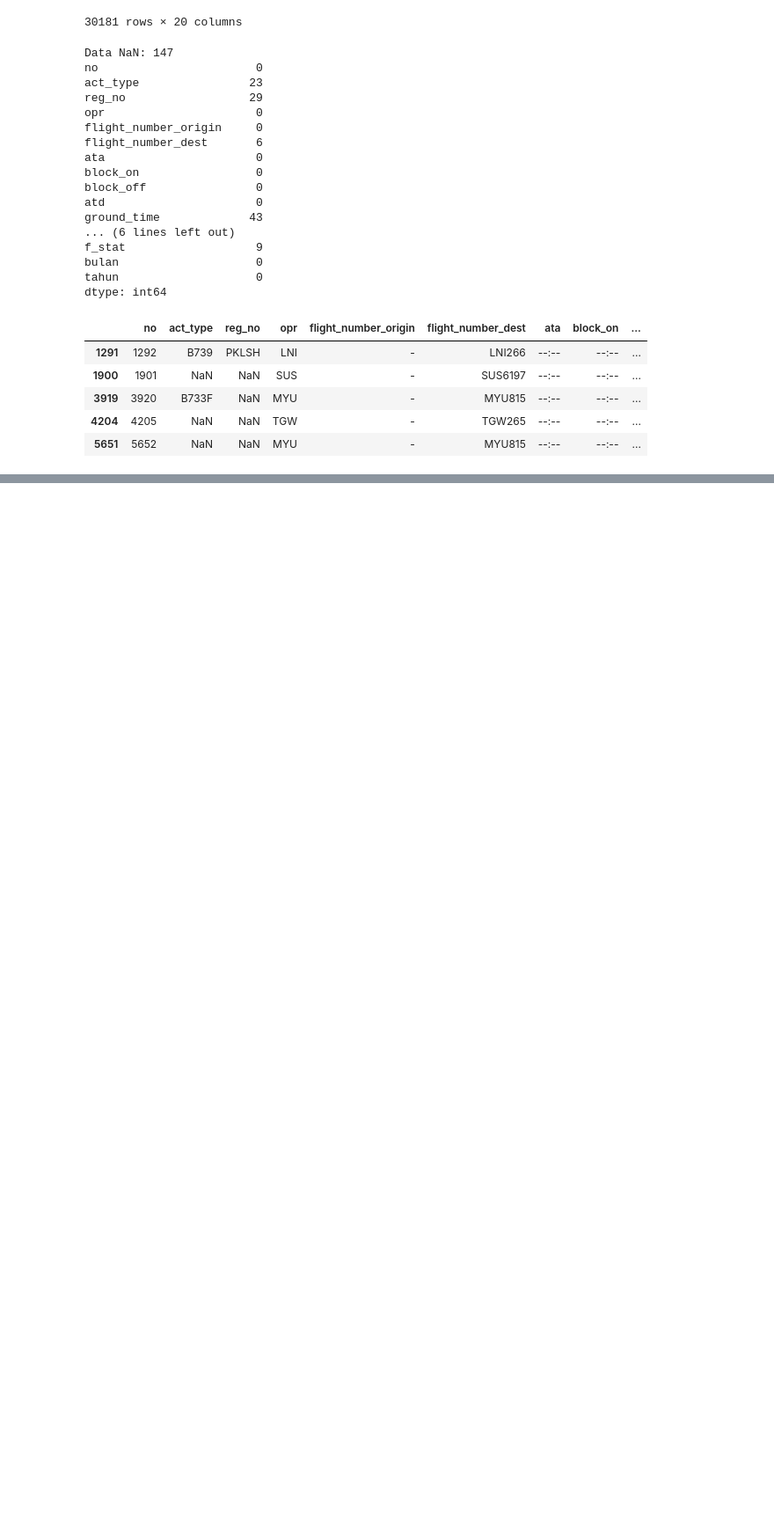
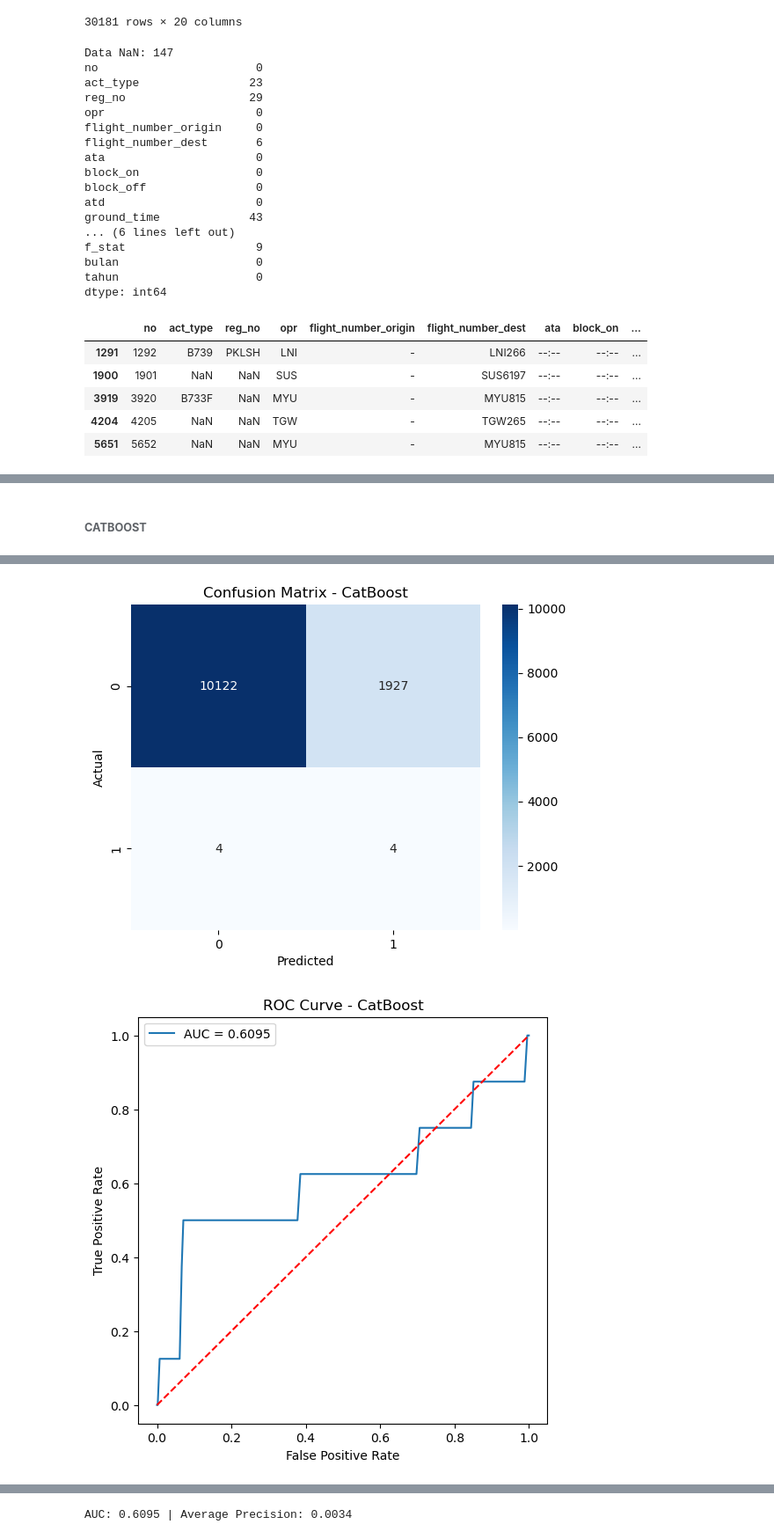
Before and after one commit to mahastuti/qwb521jf9900, a Jupyter notebook: src/scripts/modeling.ipynb, the cells around one changed output, grey strips where cells are left out. Shown at 88% size. Cells and saved outputs as stored; diff of their text form; code cells hidden in the pictures; blank space fills up the shorter version.

```diff
--- a/src/scripts/modeling.ipynb
+++ b/src/scripts/modeling.ipynb
@@ -971,2 +1054,2 @@ j_expanded[['tanggal', 'jam']].head()
 # %%
-fix = pd.concat([a, j_expanded], ignore_index=True)
+fix = pd.concat([a, j_sampled], ignore_index=True)
@@ -1237,58 +1814,25 @@ plt.show()
+# %% [markdown]
+###### <b> CATBOOST
 # %%
-# CatBoostClassifier
-from catboost import CatBoostClassifier, Pool
-from sklearn.model_selection import train_test_split
-from sklearn.metrics import confusion_matrix, classification_report, roc_auc_score
+# v1
+cat = CatBoostClassifier(
+    verbose=0,
+    random_state=42,
+    class_weights=[1, 1000]
+)
+cat.fit(X_train, y_train)
 
-# === 1. Pilih fitur & target ===
-features = ["jumlah burung pada titik x", "titik", "hour", "dayofweek", "is_weekend", "waktu_Dini Hari", "waktu_Malam", "waktu_Pagi", "waktu_Siang", "waktu_Sore", "cuaca_Cerah Berawan", "cuaca_Hujan", "cuaca_Mendung", "fase_Take Off"]
-target = "strike"
+y_pred = cat.predict(X_test)
+y_proba = cat.predict_proba(X_test)[:, 1]
+evaluate_model(y_test, y_pred, y_proba, "CatBoost")
 
-# Use the already processed X and y
-# X = df_model[features]
-# y = df_model[target]
+feat_imp = pd.DataFrame({
+    "Feature": X_train.columns,
+    "Importance": cat.get_feature_importance()
+}).sort_values(by="Importance", ascending=False)
 
-# === 2. Train-test split ===
-X_train, X_test, y_train, y_test = train_test_split(
-    X, y, test_size=0.3, stratify=y, random_state=42
-)
-
-# === 3. Identifikasi kolom kategori ===
-# Since we used one-hot encoding, there are no categorical features in X_train
-# If you want to use CatBoost's internal categorical handling, you would need to adjust preprocessing.
-# For now, we will treat all features as numerical as they are already one-hot encoded or numerical.
-cat_features = [] # Assuming X is already preprocessed with one-hot encoding
-
-# === 4. Hitung scale_pos_weight ===
-neg, pos = y_train.value_counts()
-scale_pos_weight = neg / pos
-print("scale_pos_weight:", scale_pos_weight)
-
-# === 5. Definisikan CatBoost ===
-cat_model = CatBoostClassifier(
-    iterations=1000,
-    learning_rate=0.05,
-    depth=8,
-    eval_metric="AUC",
-    random_seed=42,
-    verbose=200,
-    # cat_features=cat_features, # Remove this if treating all as numerical after one-hot
-    scale_pos_weight=scale_pos_weight
-)
-
-# === 6. Training ===
-# Create CatBoost Pool if using internal categorical handling, otherwise fit directly
-# train_pool = Pool(data=X_train, label=y_train, cat_features=cat_features)
-# test_pool = Pool(data=X_test, label=y_test, cat_features=cat_features)
-
-# cat_model.fit(train_pool, eval_set=test_pool, early_stopping_rounds=100)
-cat_model.fit(X_train, y_train, eval_set=(X_test, y_test), early_stopping_rounds=100)
-
-
-# === 7. Prediksi & Evaluasi ===
-y_prob = cat_model.predict_proba(X_test)[:, 1]
-y_pred = cat_model.predict(X_test)
-
-print("\nConfusion Matrix:\n", confusion_matrix(y_test, y_pred))
-print(classification_report(y_test, y_pred, digits=4))
-print("ROC-AUC:", roc_auc_score(y_test, y_prob))
+sns.barplot(x="Importance", y="Feature", data=feat_imp.head(15))
+plt.title("Top 15 Feature Importance - CatBoost")
+plt.tight_layout()
+plt.show()
+# %% [output]
@@ -1294,0 +1848,2 @@ print("ROC-AUC:", roc_auc_score(y_test, y_prob))
+[figure, added]
+[figure, added]
@@ -1294,0 +1851 @@ print("ROC-AUC:", roc_auc_score(y_test, y_prob))
+AUC: 0.6095 | Average Precision: 0.0034
```
Also changed, not shown: parts of 72 cells of this notebook, 15 other files.
